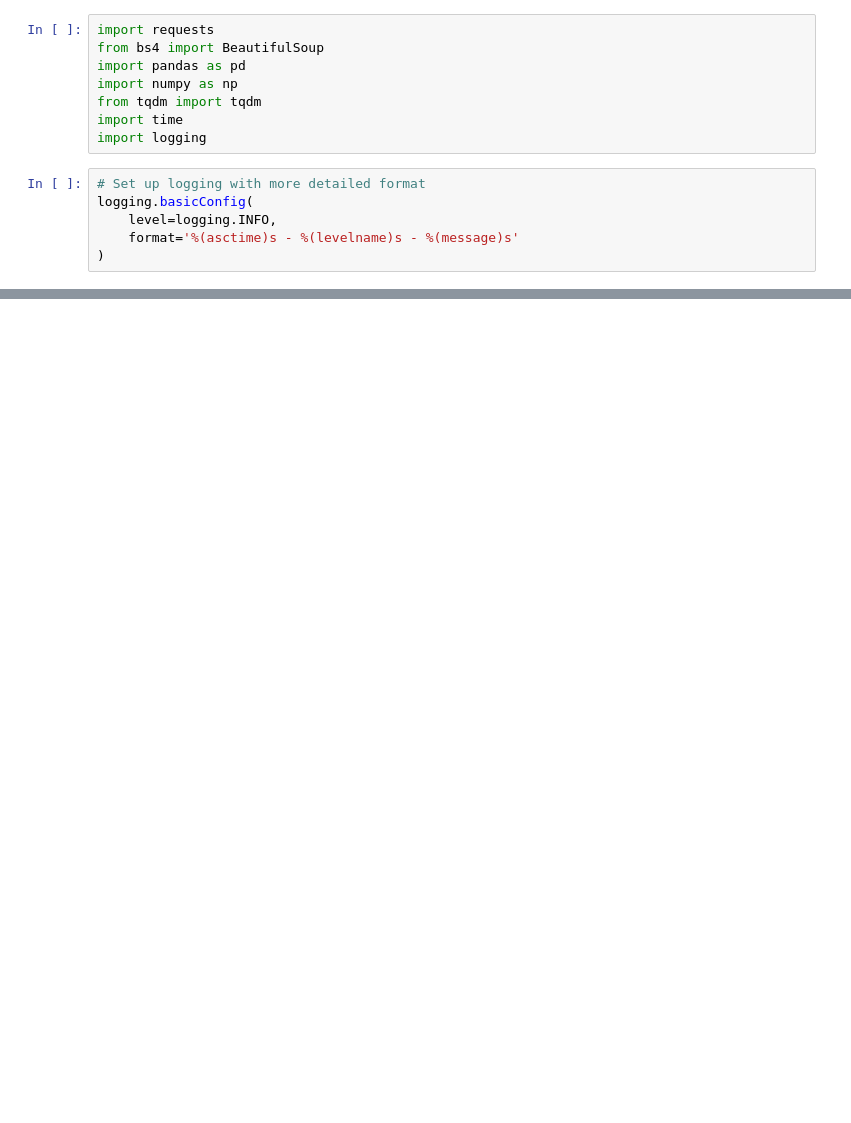
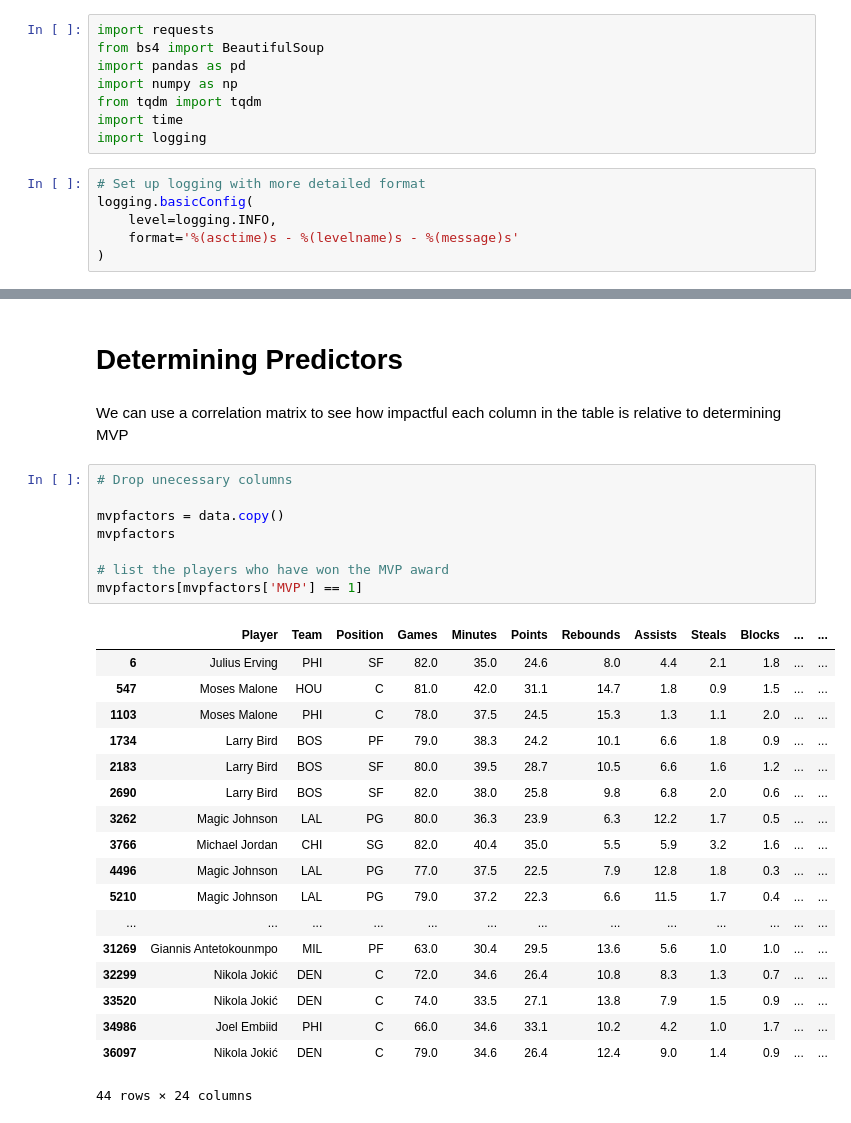
Before and after one commit to Varks-creator/Intro-To-AI-Final, a Jupyter notebook: nba_mvp_scraper.ipynb, the cells around one changed output, grey strips where cells are left out. Cells and saved outputs as stored; diff of their text form; blank space fills up the shorter version.

```diff
--- a/nba_mvp_scraper.ipynb
+++ b/nba_mvp_scraper.ipynb
@@ -317,0 +333,31 @@ Dataset Statistics:
+# %% [markdown]
+# Determining Predictors
+# %% [markdown]
+We can use a correlation matrix to see how impactful each column in the table is relative to determining MVP
+# %%
+# Drop unecessary columns
+
+mvpfactors = data.copy()
+mvpfactors
+
+# list the players who have won the MVP award
+mvpfactors[mvpfactors['MVP'] == 1]
+# %% [output]
+|  | Player | Team | Position | Games | Minutes | Points | Rebounds | Assists | Steals | Blocks | ... | ... |
+| 6 | Julius Erving | PHI | SF | 82.0 | 35.0 | 24.6 | 8.0 | 4.4 | 2.1 | 1.8 | ... | ... |
+| 547 | Moses Malone | HOU | C | 81.0 | 42.0 | 31.1 | 14.7 | 1.8 | 0.9 | 1.5 | ... | ... |
+| 1103 | Moses Malone | PHI | C | 78.0 | 37.5 | 24.5 | 15.3 | 1.3 | 1.1 | 2.0 | ... | ... |
+| 1734 | Larry Bird | BOS | PF | 79.0 | 38.3 | 24.2 | 10.1 | 6.6 | 1.8 | 0.9 | ... | ... |
+| 2183 | Larry Bird | BOS | SF | 80.0 | 39.5 | 28.7 | 10.5 | 6.6 | 1.6 | 1.2 | ... | ... |
+| 2690 | Larry Bird | BOS | SF | 82.0 | 38.0 | 25.8 | 9.8 | 6.8 | 2.0 | 0.6 | ... | ... |
+| 3262 | Magic Johnson | LAL | PG | 80.0 | 36.3 | 23.9 | 6.3 | 12.2 | 1.7 | 0.5 | ... | ... |
+| 3766 | Michael Jordan | CHI | SG | 82.0 | 40.4 | 35.0 | 5.5 | 5.9 | 3.2 | 1.6 | ... | ... |
+| 4496 | Magic Johnson | LAL | PG | 77.0 | 37.5 | 22.5 | 7.9 | 12.8 | 1.8 | 0.3 | ... | ... |
+| 5210 | Magic Johnson | LAL | PG | 79.0 | 37.2 | 22.3 | 6.6 | 11.5 | 1.7 | 0.4 | ... | ... |
+| ... | ... | ... | ... | ... | ... | ... | ... | ... | ... | ... | ... | ... |
+| 31269 | Giannis Antetokounmpo | MIL | PF | 63.0 | 30.4 | 29.5 | 13.6 | 5.6 | 1.0 | 1.0 | ... | ... |
+| 32299 | Nikola Jokić | DEN | C | 72.0 | 34.6 | 26.4 | 10.8 | 8.3 | 1.3 | 0.7 | ... | ... |
+| 33520 | Nikola Jokić | DEN | C | 74.0 | 33.5 | 27.1 | 13.8 | 7.9 | 1.5 | 0.9 | ... | ... |
+| 34986 | Joel Embiid | PHI | C | 66.0 | 34.6 | 33.1 | 10.2 | 4.2 | 1.0 | 1.7 | ... | ... |
+| 36097 | Nikola Jokić | DEN | C | 79.0 | 34.6 | 26.4 | 12.4 | 9.0 | 1.4 | 0.9 | ... | ... |
+44 rows × 24 columns
```
Also changed, not shown: parts of 20 cells of this notebook, 1 other file.
